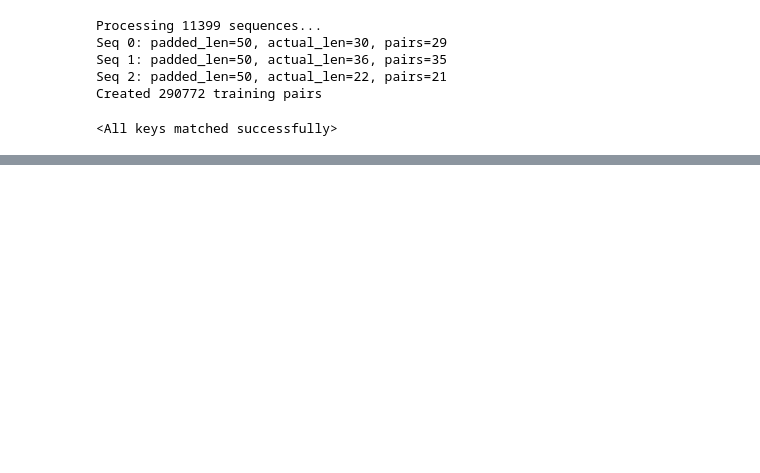
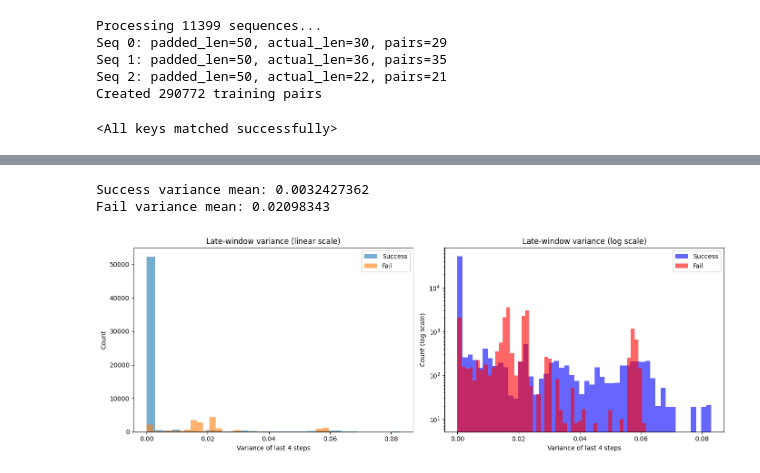
Before and after one commit to toan-quach/ml_anomaly_detection, a Jupyter notebook: transformer_model.ipynb, the cells around one changed output, grey strips where cells are left out. Cells and saved outputs as stored; diff of their text form; code cells hidden in the pictures; blank space fills up the shorter version.

```diff
--- a/transformer_model.ipynb
+++ b/transformer_model.ipynb
@@ -560,0 +488,48 @@ Precision: 45.8%
+# %%
+K = 4  # number of final real steps to evaluate
+
+def late_window_variances(sim_sequences, K):
+    vars_ = []
+    for sims in sim_sequences:
+        # remove right-padding
+        sims = sims[~np.isnan(sims)]
+        if len(sims) < K:
+            continue
+        late = sims[-K:]
+        vars_.append(np.var(late))
+    return np.array(vars_)
+
+success_vars = late_window_variances(success_sims, K)
+fail_vars    = late_window_variances(fail_sims, K)
+
+print("Success variance mean:", success_vars.mean())
+print("Fail variance mean:", fail_vars.mean())
+# %% [output]
+Success variance mean: 0.0032427362
+Fail variance mean: 0.02098343
+# %%
+plt.figure(figsize=(14, 5))
+
+# Left plot - linear scale
+plt.subplot(1, 2, 1)  # 1 row, 2 columns, position 1
+plt.hist(success_vars, bins=30, alpha=0.6, label='Success')
+plt.hist(fail_vars, bins=30, alpha=0.6, label='Fail')
+plt.xlabel(f'Variance of last {K} steps')
+plt.ylabel('Count')
+plt.title(f'Late-window variance (linear scale)')
+plt.legend()
+
+# Right plot - log scale
+plt.subplot(1, 2, 2)  # 1 row, 2 columns, position 2
+plt.hist(success_vars, bins=50, alpha=0.6, label='Success', color='blue')
+plt.hist(fail_vars, bins=50, alpha=0.6, label='Fail', color='red')
+plt.yscale('log')
+plt.xlabel(f'Variance of last {K} steps')
+plt.ylabel('Count (log scale)')
+plt.title(f'Late-window variance (log scale)')
+plt.legend()
+
+plt.tight_layout()  # Adjust spacing between plots
+plt.show()
+# %% [output]
+[figure, added]
```
Also changed, not shown: parts of 18 cells of this notebook.
